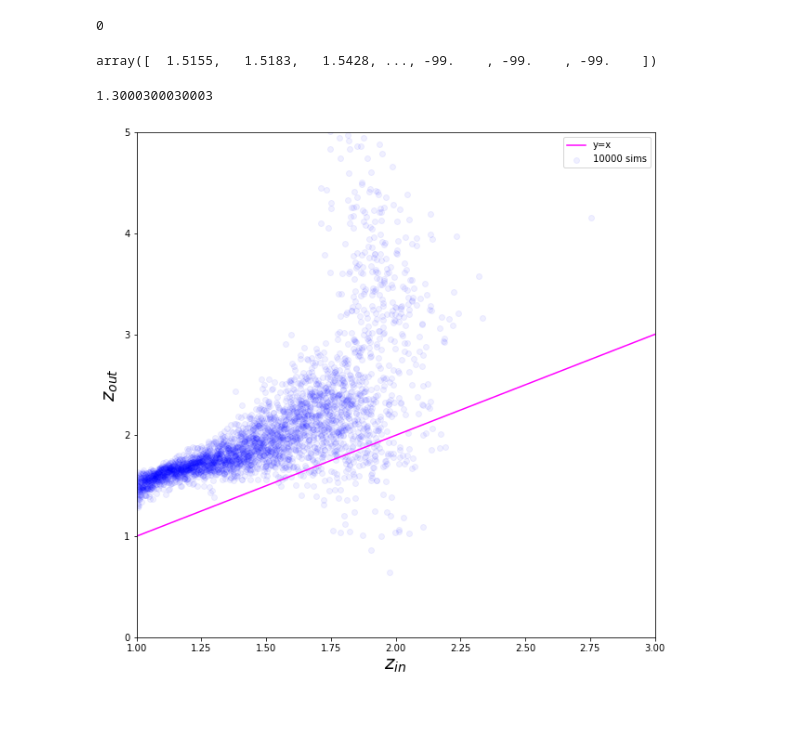
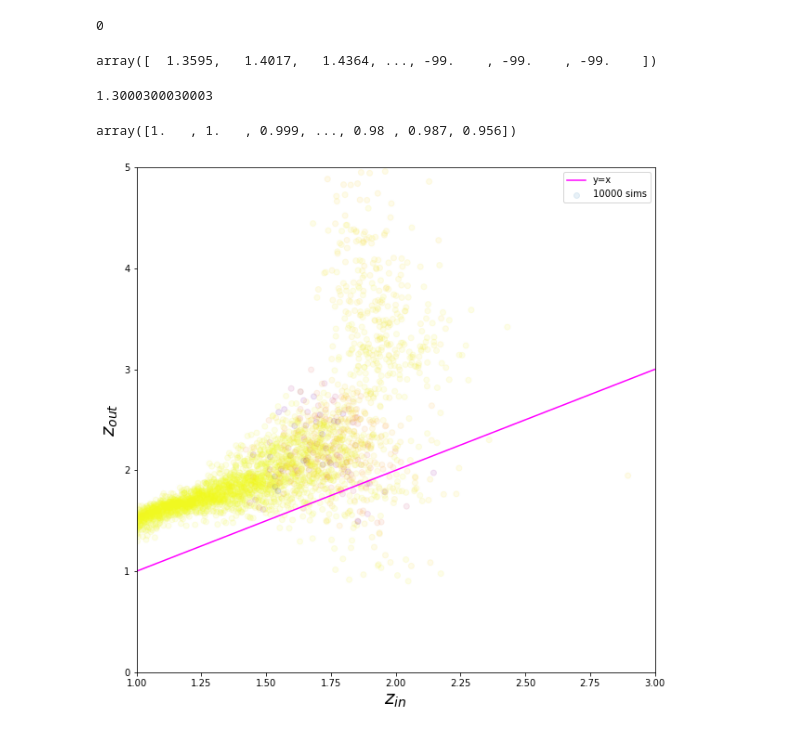
Before and after one commit to cpvargas/sed_research, a Jupyter notebook: single_AvRv_sim.ipynb, the cells around one changed output. Saved outputs shown, nothing was run; the diff lists cells and outputs as text; code cells hidden in the pictures.

```diff
--- a/single_AvRv_sim.ipynb
+++ b/single_AvRv_sim.ipynb
@@ -143,11 +143,11 @@ subprocess.call("../src/eazy -p zphot.param.default",shell=True)
 # %% [output]
 0
 # %%
-zout = np.loadtxt(home + "/eazy-photoz/inputs/OUTPUT/photz.zout",comments="#",usecols=(14),unpack=True)
+zout,pp = np.loadtxt(home + "/eazy-photoz/inputs/OUTPUT/photz.zout",comments="#",usecols=(14,15),unpack=True)
 # %%
 zout
 # %% [output]
-array([  1.5155,   1.5183,   1.5428, ..., -99.    , -99.    , -99.    ])
+array([  1.3595,   1.4017,   1.4364, ..., -99.    , -99.    , -99.    ])
 # %%
 zspace[1000]
 # %% [output]
@@ -157,31 +156,39 @@ zspace[1000]
 mask = zout>0
 zout_m = zout[mask]
 zspace_m = zspace[mask]
+# %%
+pp = pp[mask]
+# %%
+pp
+# %% [output]
+array([1.   , 1.   , 0.999, ..., 0.98 , 0.987, 0.956])
 # %%
 plt.rcParams['figure.figsize'] = [10, 10]
 
 
 #slope, intercept, r_value, p_value, std_err = stats.linregress(zspace_m[:300],zout_m[:300])
 x = np.linspace(1.,4.0,10000)
 #y = slope*x+intercept
 #plt.plot(x,y,color="red",label="linear_regress: slope = {}, intercept = {}".format(slope,intercept))
 #print slope,intercept
 
 plt.plot(x,x,color="magenta",label="y=x")
 
 plt.xlabel(r"$z_{in}$",fontsize=20)
 plt.ylabel(r"$z_{out}$",fontsize=20)
 
 plt.xlim(1.,3.0)
 plt.ylim(0.,5.0)
 
-plt.scatter(zspace,zout,c="blue",alpha=0.06,label="10000 sims")
+plt.scatter(zspace_m,zout_m,c=pp,cmap="plasma",alpha=0.1,label="10000 sims")
+
+
 plt.legend()
 
 plt.show()
 #plt.savefig("arp220Av{}Rv{}.png".format(Av,Rv),dpi=150)
 # %% [output]
-[figure, old version]
+[figure, new version]
 # %%
 bins = np.linspace(1.,2.,10)
 digitized = np.digitize(zspace_m,bins)
```
Also changed, not shown: parts of 10 cells of this notebook.
